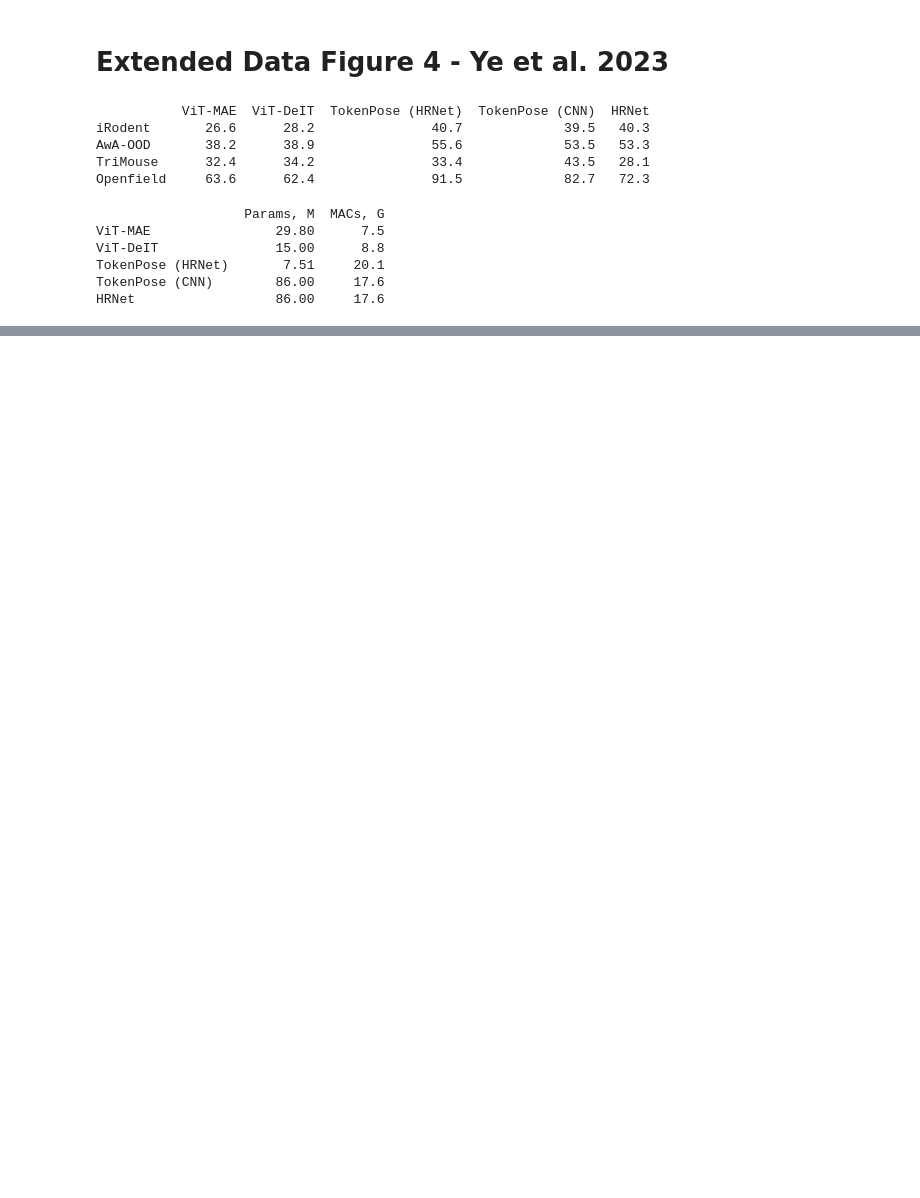
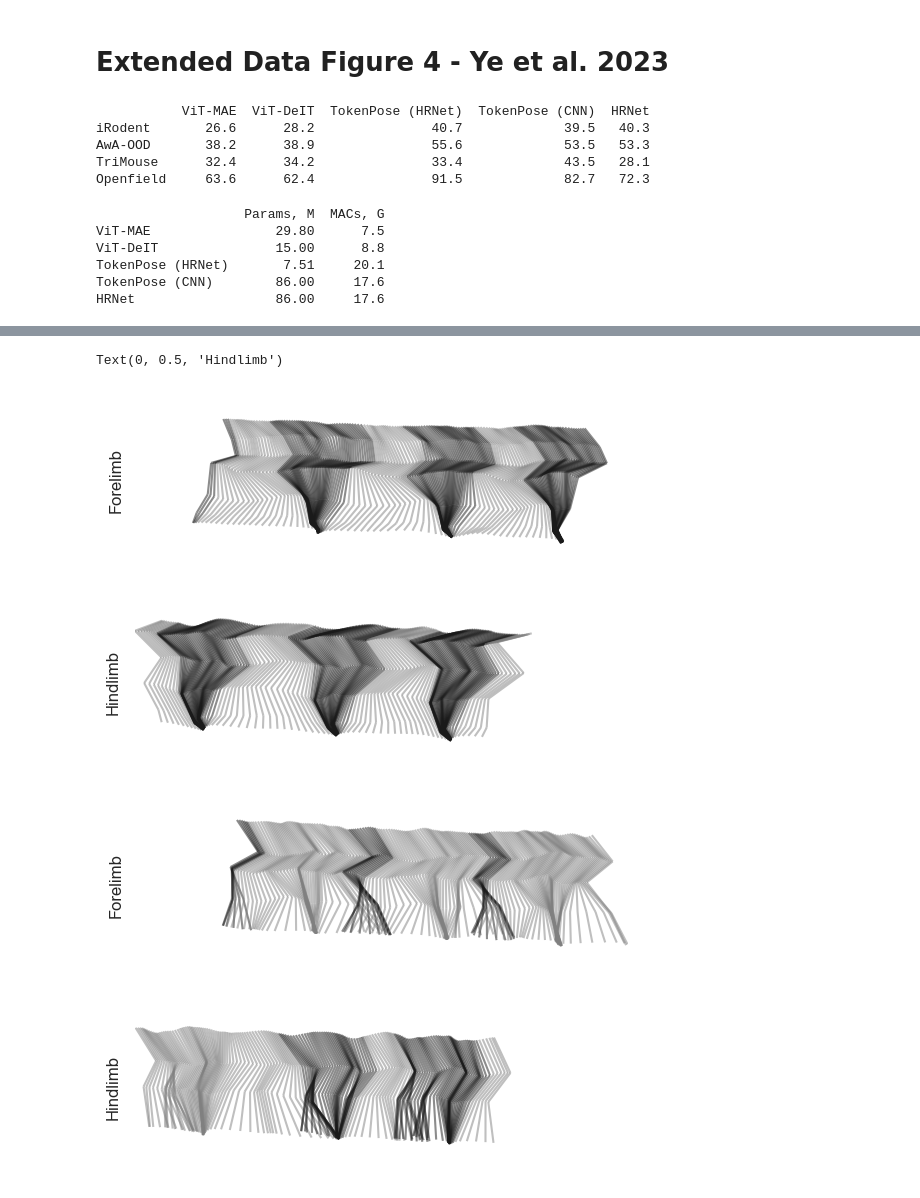
Before and after one commit to AdaptiveMotorControlLab/modelzoo-figures, a Jupyter notebook: figures/Extended_Figure4.ipynb, the cells around one changed output, grey strips where cells are left out. Drawn from its saved outputs; the diff is of its cells as text; code cells hidden in the pictures; blank space fills up the shorter version.

Commit message:
Add failure horse gait stance (#20)

```diff
--- a/figures/Extended_Figure4.ipynb
+++ b/figures/Extended_Figure4.ipynb
@@ -99,0 +100,52 @@ plt.show()
+# %%
+import ipynb.fs
+import pickle
+from .defs.Figure4 import _make_line_collection
+
+with open('../data/Extended_Figure4/links.pickle', 'rb') as f:
+    links_front_limb_gt, links_hind_limb_gt, links_front_limb, links_hind_limb = pickle.load(f)
+
+with open('../data/Extended_Figure4/coords.pickle', 'rb') as f:
+    coords_gt, coords = pickle.load(f)
+
+with open('../data/Extended_Figure4/stances.pickle', 'rb') as f:
+    stances_gt, stances = pickle.load(f)
+
+s, e = 60, 35
+coll_gt, segs_gt = _make_line_collection(coords_gt, stances_gt[0], links_front_limb_gt, start=s, end=-e, color_stance='k')
+coll_gt2, segs_gt2 = _make_line_collection(coords_gt, stances_gt[1], links_hind_limb_gt, start=s, end=-e, color_stance='k')
+fig, axes = plt.subplots(nrows=2, sharex=True, sharey=True)
+for ax in axes:
+    sns.despine(ax=ax, left=True, bottom=True)
+    ax.set_xticks([])
+    ax.set_yticks([])
+axes[0].set_aspect('equal')
+xmin, ymin = np.nanmin(np.r_[segs_gt, segs_gt2], axis=(0, 1))
+xmax, ymax = np.nanmax(np.r_[segs_gt, segs_gt2], axis=(0, 1))
+axes[0].set_xlim(xmin, xmax + 10)
+axes[0].set_ylim(ymin - 10, ymax + 10)
+axes[0].invert_yaxis()
+axes[0].add_collection(coll_gt)
+axes[0].set_ylabel('Forelimb')
+axes[1].add_collection(coll_gt2)
+axes[1].set_ylabel('Hindlimb')
+
+coll, segs = _make_line_collection(coords, stances[0], links_front_limb, start=s, end=-e, color_stance='k')
+coll2, segs2 = _make_line_collection(coords, stances[1], links_hind_limb, start=s, end=-e, color_stance='k')
+fig, axes = plt.subplots(nrows=2, sharex=True, sharey=True)
+for ax in axes:
+    sns.despine(ax=ax, left=True, bottom=True)
+    ax.set_xticks([])
+    ax.set_yticks([])
+axes[0].set_aspect('equal')
+axes[0].set_xlim(xmin, xmax + 10)
+axes[0].set_ylim(ymin - 10, ymax + 10)
+axes[0].invert_yaxis()
+axes[0].add_collection(coll)
+axes[0].set_ylabel('Forelimb')
+axes[1].add_collection(coll2)
+axes[1].set_ylabel('Hindlimb')
+# %% [output]
+Text(0, 0.5, 'Hindlimb')
+[figure, added]
+[figure, added]
```
Also changed, not shown: parts of 1 cell of this notebook, 3 other files.
